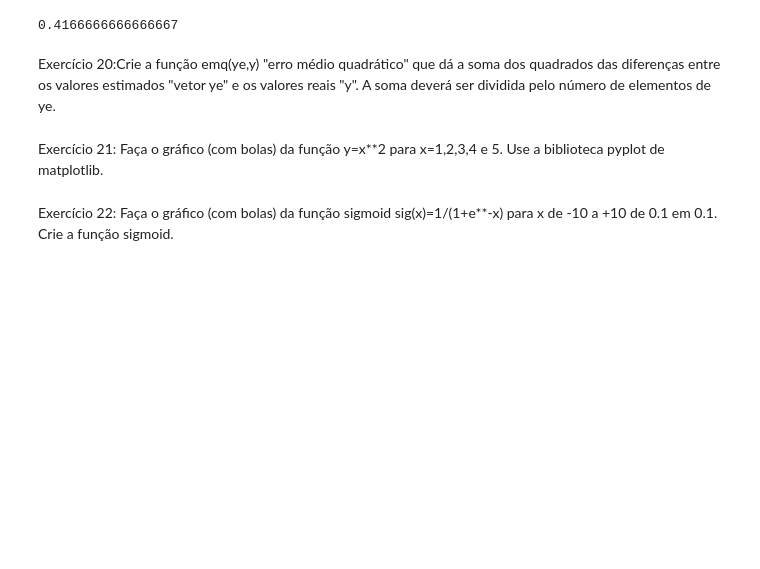
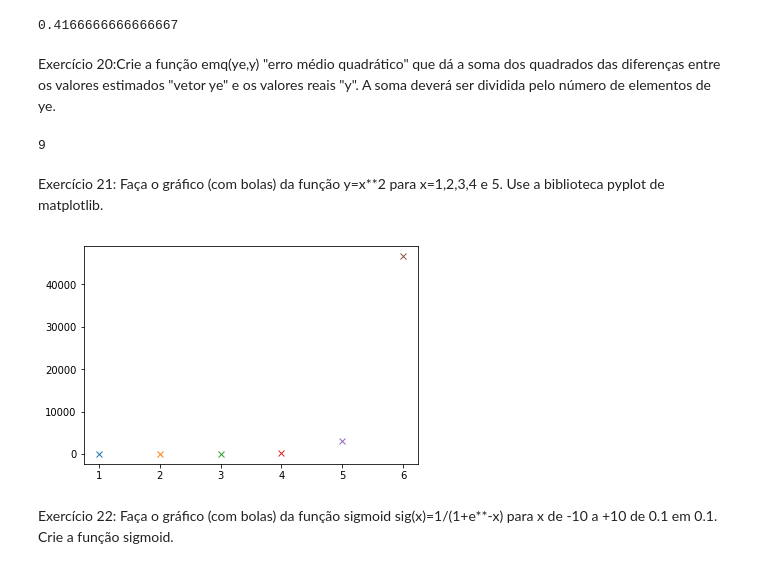
Before and after one commit to douglasbarbosadelima/Data-Science, a Jupyter notebook: first_class.ipynb, the cells around one changed output. Saved outputs shown, nothing was run; the diff lists cells and outputs as text; code cells hidden in the pictures; blank space fills up the shorter version.

```diff
--- a/first_class.ipynb
+++ b/first_class.ipynb
@@ -229,7 +229,26 @@ emq([5, 8, 10], [4.5, 8, 11])
 0.4166666666666667
 # %% [markdown]
 Exercício 20:Crie a função emq(ye,y) "erro médio quadrático" que dá a soma dos quadrados das diferenças entre os valores estimados "vetor ye" e os valores reais "y". A soma deverá ser dividida pelo número de elementos de ye.
+# %%
+def emq2(x, y):
+  s = 0
+  for i in range(len(x)):
+    s += (x[i] - y[i]) ** 2
+  return s
+
+emq2([1, 0, 3], [1, 0, 6])
+# %% [output]
+9
 # %% [markdown]
 Exercício 21: Faça o gráfico (com bolas) da função y=x**2 para x=1,2,3,4 e 5. Use a biblioteca pyplot de matplotlib.
+# %%
+import matplotlib.pyplot as plt
+
+for i in range(1, 7):
+  plt.plot(i, i ** i, 'x')
+
+plt.show()
+# %% [output]
+[figure, added]
 # %% [markdown]
 Exercício 22: Faça o gráfico (com bolas) da função sigmoid sig(x)=1/(1+e**-x) para x de -10 a +10 de 0.1 em 0.1. Crie a função sigmoid.
```
Also changed, not shown: parts of 1 cell of this notebook.
